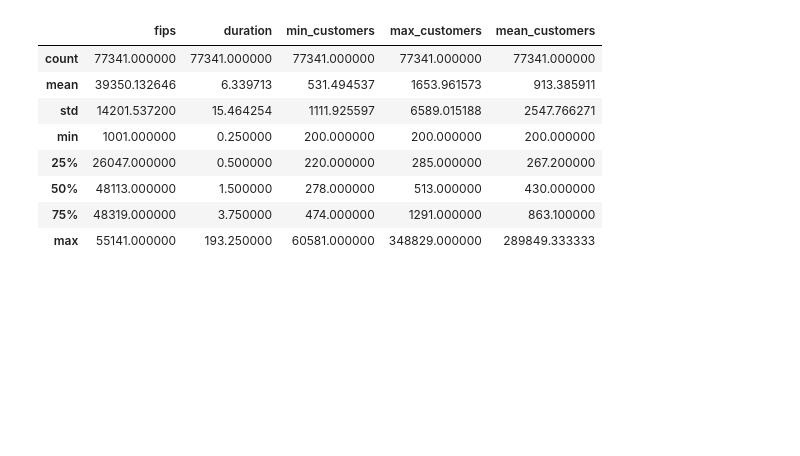
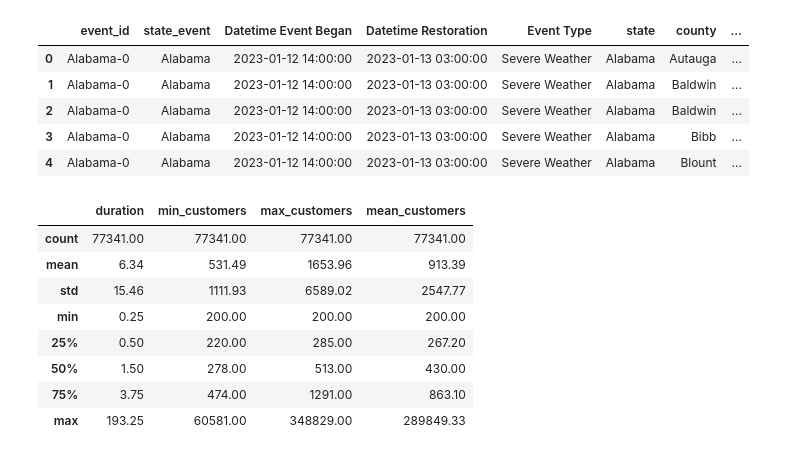
Before and after one commit to jessegarrido/usa-electrical-outages, a Jupyter notebook: Notebooks/usa-electrical-outages.ipynb, the cells around one changed output. Saved outputs shown, nothing was run; the diff lists cells and outputs as text; code cells hidden in the pictures; blank space fills up the shorter version.

```diff
--- a/Notebooks/usa-electrical-outages.ipynb
+++ b/Notebooks/usa-electrical-outages.ipynb
@@ -15,13 +24,33 @@ outages2023.head()
-# %%
-outages2023.describe()
-# %% [output]
-|  | fips | duration | min_customers | max_customers | mean_customers |
-| count | 77341.000000 | 77341.000000 | 77341.000000 | 77341.000000 | 77341.000000 |
-| mean | 39350.132646 | 6.339713 | 531.494537 | 1653.961573 | 913.385911 |
-| std | 14201.537200 | 15.464254 | 1111.925597 | 6589.015188 | 2547.766271 |
-| min | 1001.000000 | 0.250000 | 200.000000 | 200.000000 | 200.000000 |
-| 25% | 26047.000000 | 0.500000 | 220.000000 | 285.000000 | 267.200000 |
-| 50% | 48113.000000 | 1.500000 | 278.000000 | 513.000000 | 430.000000 |
-| 75% | 48319.000000 | 3.750000 | 474.000000 | 1291.000000 | 863.100000 |
-| max | 55141.000000 | 193.250000 | 60581.000000 | 348829.000000 | 289849.333333 |
+# %%
+#Import pandas
+import pandas as pd
+import matplotlib.pyplot as plt
+import numpy as np
+#Read in data
+out_2023 = pd.read_csv(r'C:\Users\Jesse\Documents\CodeYou\us-electrical-outages\Outage_Dataset_R1\Outage_Dataset\eaglei_outages_with_events_2023.csv')
+#Clean Data
+out_2023 = out_2023.drop('fips', axis=1)  #Drop redundant county code
+out_2023['Event Type'].fillna("Unknown", inplace=True) # Unknown Event Types
+out_2023.head()
+# %% [output]
+|  | event_id | state_event | Datetime Event Began | Datetime Restoration | Event Type | state | county | ... |
+| 0 | Alabama-0 | Alabama | 2023-01-12 14:00:00 | 2023-01-13 03:00:00 | Severe Weather | Alabama | Autauga | ... |
+| 1 | Alabama-0 | Alabama | 2023-01-12 14:00:00 | 2023-01-13 03:00:00 | Severe Weather | Alabama | Baldwin | ... |
+| 2 | Alabama-0 | Alabama | 2023-01-12 14:00:00 | 2023-01-13 03:00:00 | Severe Weather | Alabama | Baldwin | ... |
+| 3 | Alabama-0 | Alabama | 2023-01-12 14:00:00 | 2023-01-13 03:00:00 | Severe Weather | Alabama | Bibb | ... |
+| 4 | Alabama-0 | Alabama | 2023-01-12 14:00:00 | 2023-01-13 03:00:00 | Severe Weather | Alabama | Blount | ... |
+# %%
+#Create DataFrame
+df = pd.DataFrame(out_2023)
+df.describe().round(2)
+# %% [output]
+|  | duration | min_customers | max_customers | mean_customers |
+| count | 77341.00 | 77341.00 | 77341.00 | 77341.00 |
+| mean | 6.34 | 531.49 | 1653.96 | 913.39 |
+| std | 15.46 | 1111.93 | 6589.02 | 2547.77 |
+| min | 0.25 | 200.00 | 200.00 | 200.00 |
+| 25% | 0.50 | 220.00 | 285.00 | 267.20 |
+| 50% | 1.50 | 278.00 | 513.00 | 430.00 |
+| 75% | 3.75 | 474.00 | 1291.00 | 863.10 |
+| max | 193.25 | 60581.00 | 348829.00 | 289849.33 |
 # %%
```
Also changed, not shown: parts of 8 cells of this notebook, 4 other files.
